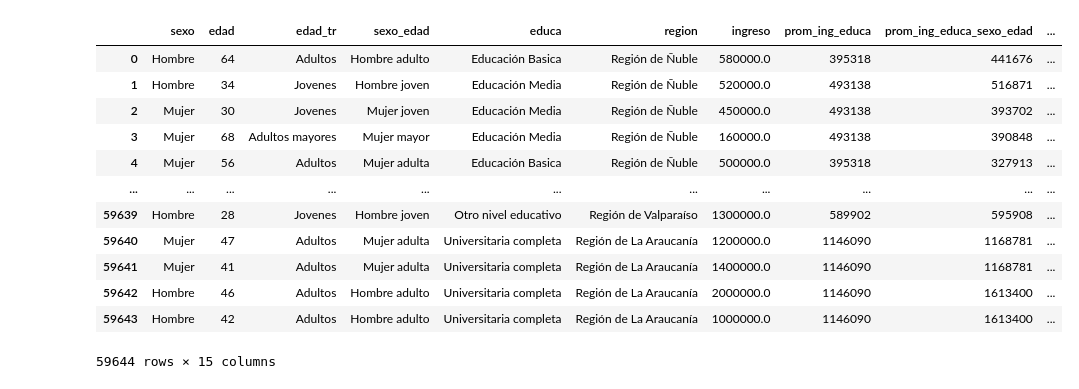
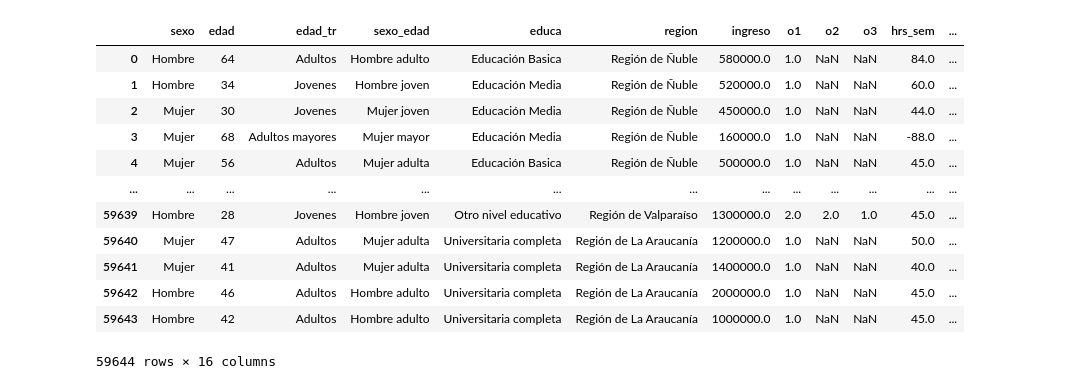
Before and after one commit to ElK1000o/Taller-Ciencia-de-Datos-II, a Jupyter notebook: Proyecto/Python/Analisis/Casen2022_analisis.ipynb, the cells around one changed output. Drawn from its saved outputs; the diff is of its cells as text; code cells hidden in the pictures.

```diff
--- a/Proyecto/Python/Analisis/Casen2022_analisis.ipynb
+++ b/Proyecto/Python/Analisis/Casen2022_analisis.ipynb
@@ -7,17 +9,17 @@ import seaborn as sns
 # %%
-data = pd.read_csv('../../output/data/Casen2022.csv')
+data = pd.read_csv('../../output/data/Casen2022_proc.csv')
 data
 # %% [output]
-|  | sexo | edad | edad_tr | sexo_edad | educa | region | ingreso | prom_ing_educa | prom_ing_educa_sexo_edad | ... |
-| 0 | Hombre | 64 | Adultos | Hombre adulto | Educación Basica | Región de Ñuble | 580000.0 | 395318 | 441676 | ... |
-| 1 | Hombre | 34 | Jovenes | Hombre joven | Educación Media | Región de Ñuble | 520000.0 | 493138 | 516871 | ... |
-| 2 | Mujer | 30 | Jovenes | Mujer joven | Educación Media | Región de Ñuble | 450000.0 | 493138 | 393702 | ... |
-| 3 | Mujer | 68 | Adultos mayores | Mujer mayor | Educación Media | Región de Ñuble | 160000.0 | 493138 | 390848 | ... |
-| 4 | Mujer | 56 | Adultos | Mujer adulta | Educación Basica | Región de Ñuble | 500000.0 | 395318 | 327913 | ... |
-| ... | ... | ... | ... | ... | ... | ... | ... | ... | ... | ... |
-| 59639 | Hombre | 28 | Jovenes | Hombre joven | Otro nivel educativo | Región de Valparaíso | 1300000.0 | 589902 | 595908 | ... |
-| 59640 | Mujer | 47 | Adultos | Mujer adulta | Universitaria completa | Región de La Araucanía | 1200000.0 | 1146090 | 1168781 | ... |
-| 59641 | Mujer | 41 | Adultos | Mujer adulta | Universitaria completa | Región de La Araucanía | 1400000.0 | 1146090 | 1168781 | ... |
-| 59642 | Hombre | 46 | Adultos | Hombre adulto | Universitaria completa | Región de La Araucanía | 2000000.0 | 1146090 | 1613400 | ... |
-| 59643 | Hombre | 42 | Adultos | Hombre adulto | Universitaria completa | Región de La Araucanía | 1000000.0 | 1146090 | 1613400 | ... |
+|  | sexo | edad | edad_tr | sexo_edad | educa | region | ingreso | o1 | o2 | o3 | hrs_sem | ... |
+| 0 | Hombre | 64 | Adultos | Hombre adulto | Educación Basica | Región de Ñuble | 580000.0 | 1.0 | NaN | NaN | 84.0 | ... |
+| 1 | Hombre | 34 | Jovenes | Hombre joven | Educación Media | Región de Ñuble | 520000.0 | 1.0 | NaN | NaN | 60.0 | ... |
+| 2 | Mujer | 30 | Jovenes | Mujer joven | Educación Media | Región de Ñuble | 450000.0 | 1.0 | NaN | NaN | 44.0 | ... |
+| 3 | Mujer | 68 | Adultos mayores | Mujer mayor | Educación Media | Región de Ñuble | 160000.0 | 1.0 | NaN | NaN | -88.0 | ... |
+| 4 | Mujer | 56 | Adultos | Mujer adulta | Educación Basica | Región de Ñuble | 500000.0 | 1.0 | NaN | NaN | 45.0 | ... |
+| ... | ... | ... | ... | ... | ... | ... | ... | ... | ... | ... | ... | ... |
+| 59639 | Hombre | 28 | Jovenes | Hombre joven | Otro nivel educativo | Región de Valparaíso | 1300000.0 | 2.0 | 2.0 | 1.0 | 45.0 | ... |
+| 59640 | Mujer | 47 | Adultos | Mujer adulta | Universitaria completa | Región de La Araucanía | 1200000.0 | 1.0 | NaN | NaN | 50.0 | ... |
+| 59641 | Mujer | 41 | Adultos | Mujer adulta | Universitaria completa | Región de La Araucanía | 1400000.0 | 1.0 | NaN | NaN | 40.0 | ... |
+| 59642 | Hombre | 46 | Adultos | Hombre adulto | Universitaria completa | Región de La Araucanía | 2000000.0 | 1.0 | NaN | NaN | 45.0 | ... |
+| 59643 | Hombre | 42 | Adultos | Hombre adulto | Universitaria completa | Región de La Araucanía | 1000000.0 | 1.0 | NaN | NaN | 45.0 | ... |
-59644 rows × 15 columns
+59644 rows × 16 columns
```
Also changed, not shown: parts of 33 cells of this notebook, 4 other files.
